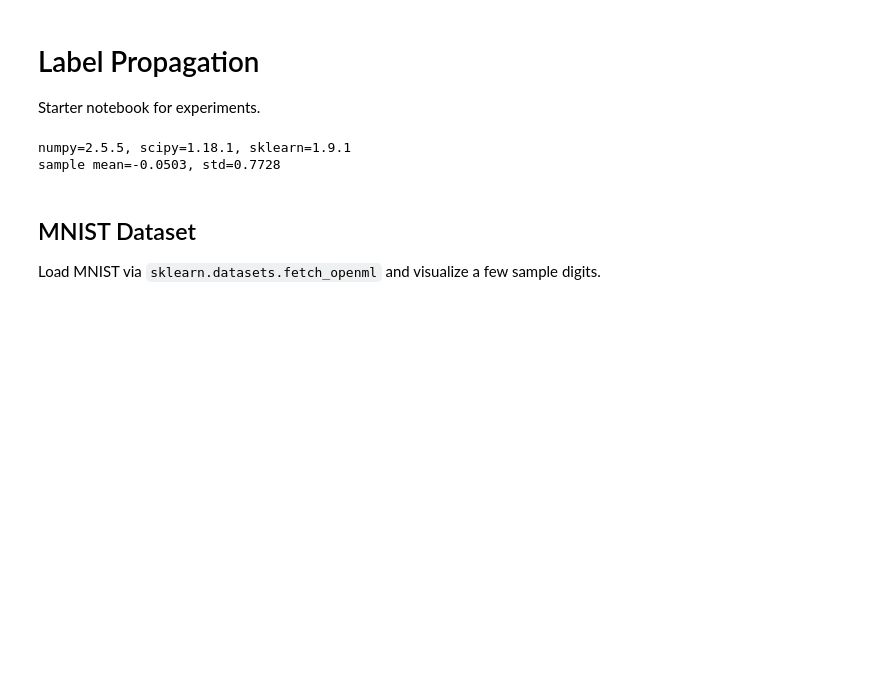
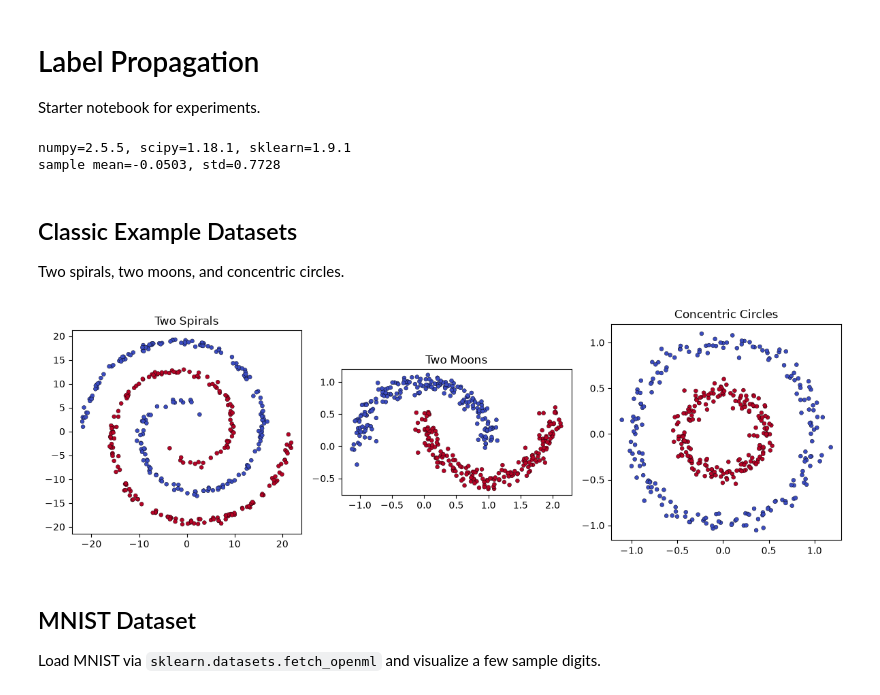
Before and after one commit to aziis98/label-propagation, a Jupyter notebook: notebooks/main.ipynb, the cells around one changed output. Drawn from its saved outputs; the diff is of its cells as text; code cells hidden in the pictures; blank space fills up the shorter version.

Commit message:
added some other classic dataset examples

```diff
--- a/notebooks/main.ipynb
+++ b/notebooks/main.ipynb
@@ -17,6 +17,45 @@ print(f"sample mean={x.mean():.4f}, std={x.std():.4f}")
 # %% [output]
 numpy=2.5.5, scipy=1.18.1, sklearn=1.9.1
 sample mean=-0.0503, std=0.7728
+# %% [markdown]
+## Classic Example Datasets
+
+Two spirals, two moons, and concentric circles.
+# %%
+from sklearn.datasets import make_circles, make_moons
+
+
+def make_two_spirals(n_samples=400, noise=0.35, seed=42):
+    rng = np.random.default_rng(seed)
+    n = n_samples // 2
+    theta = np.sqrt(rng.uniform(0, 1, n)) * 3 * np.pi
+    r_a = 2 * theta + np.pi
+    data_a = np.column_stack([np.cos(theta) * r_a, np.sin(theta) * r_a]) + rng.normal(0, noise, (n, 2))
+    data_b = np.column_stack([-np.cos(theta) * r_a, -np.sin(theta) * r_a]) + rng.normal(0, noise, (n, 2))
+    X = np.vstack([data_a, data_b])
+    y = np.hstack([np.zeros(n, dtype=int), np.ones(n, dtype=int)])
+    return X, y
+
+
+X_spirals, y_spirals = make_two_spirals(n_samples=400, noise=0.35, seed=42)
+X_moons, y_moons = make_moons(n_samples=400, noise=0.08, random_state=42)
+X_circles, y_circles = make_circles(n_samples=400, factor=0.45, noise=0.06, random_state=42)
+
+datasets = [
+    ("Two Spirals", X_spirals, y_spirals),
+    ("Two Moons", X_moons, y_moons),
+    ("Concentric Circles", X_circles, y_circles),
+]
+
+fig, axes = plt.subplots(1, 3, figsize=(12, 3.8))
+for ax, (title, X, y) in zip(axes, datasets):
+    ax.scatter(X[:, 0], X[:, 1], c=y, cmap="coolwarm", s=18, edgecolors="k", linewidths=0.3)
+    ax.set_title(title)
+    ax.set_aspect("equal")
+plt.tight_layout()
+plt.show()
+# %% [output]
+[figure, added]
 # %% [markdown]
 ## MNIST Dataset
 
```
